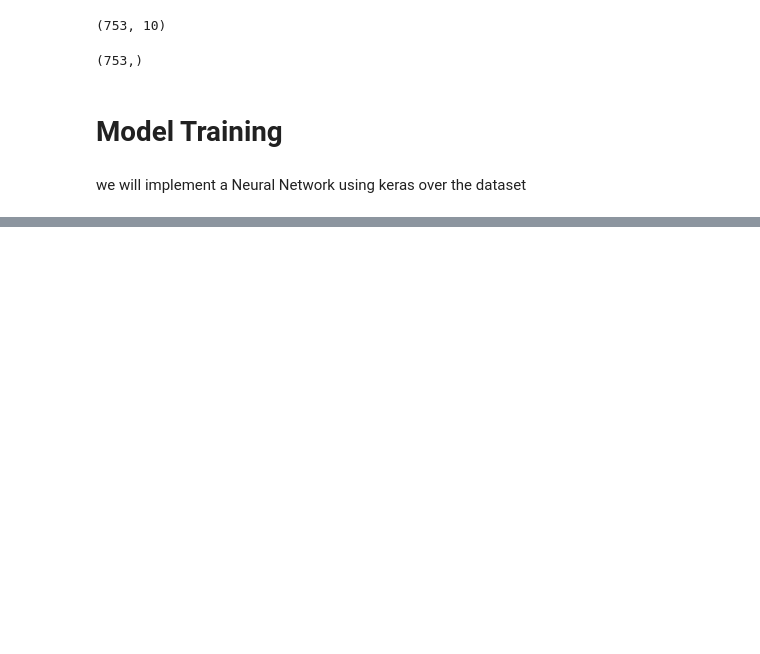
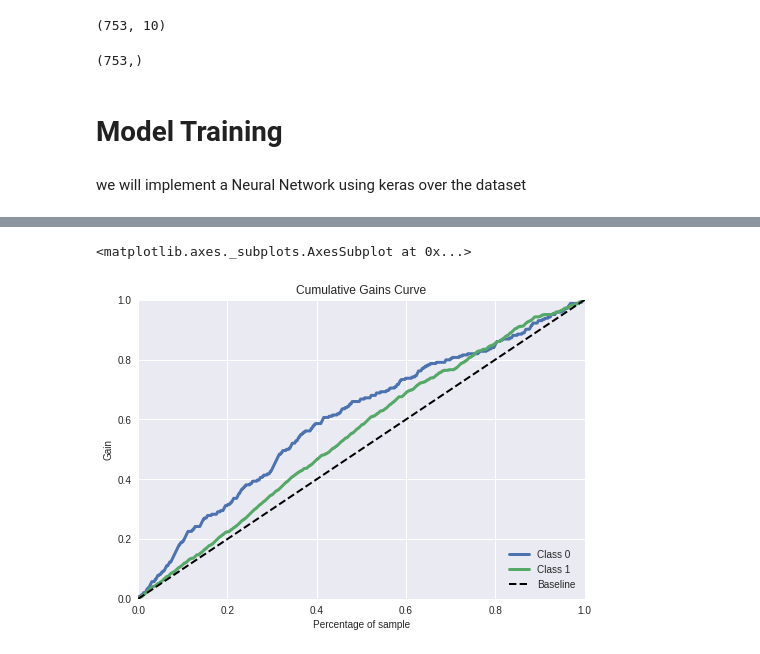
Before and after one commit to kghilothia06/customer_analysis, a Jupyter notebook: model_building_NN.ipynb, the cells around one changed output, grey strips where cells are left out. Saved outputs shown, nothing was run; the diff lists cells and outputs as text; code cells hidden in the pictures; blank space fills up the shorter version.

```diff
--- a/model_building_NN.ipynb
+++ b/model_building_NN.ipynb
@@ -277,0 +330,6 @@ plt.legend(['Training loss' , 'validation loss'])
+# %%
+#plot the gain curve
+skplt.metrics.plot_cumulative_gain(y, probs)
+# %% [output]
+<matplotlib.axes._subplots.AxesSubplot at 0x...>
+[figure, added]
```
Also changed, not shown: parts of 15 cells of this notebook.
